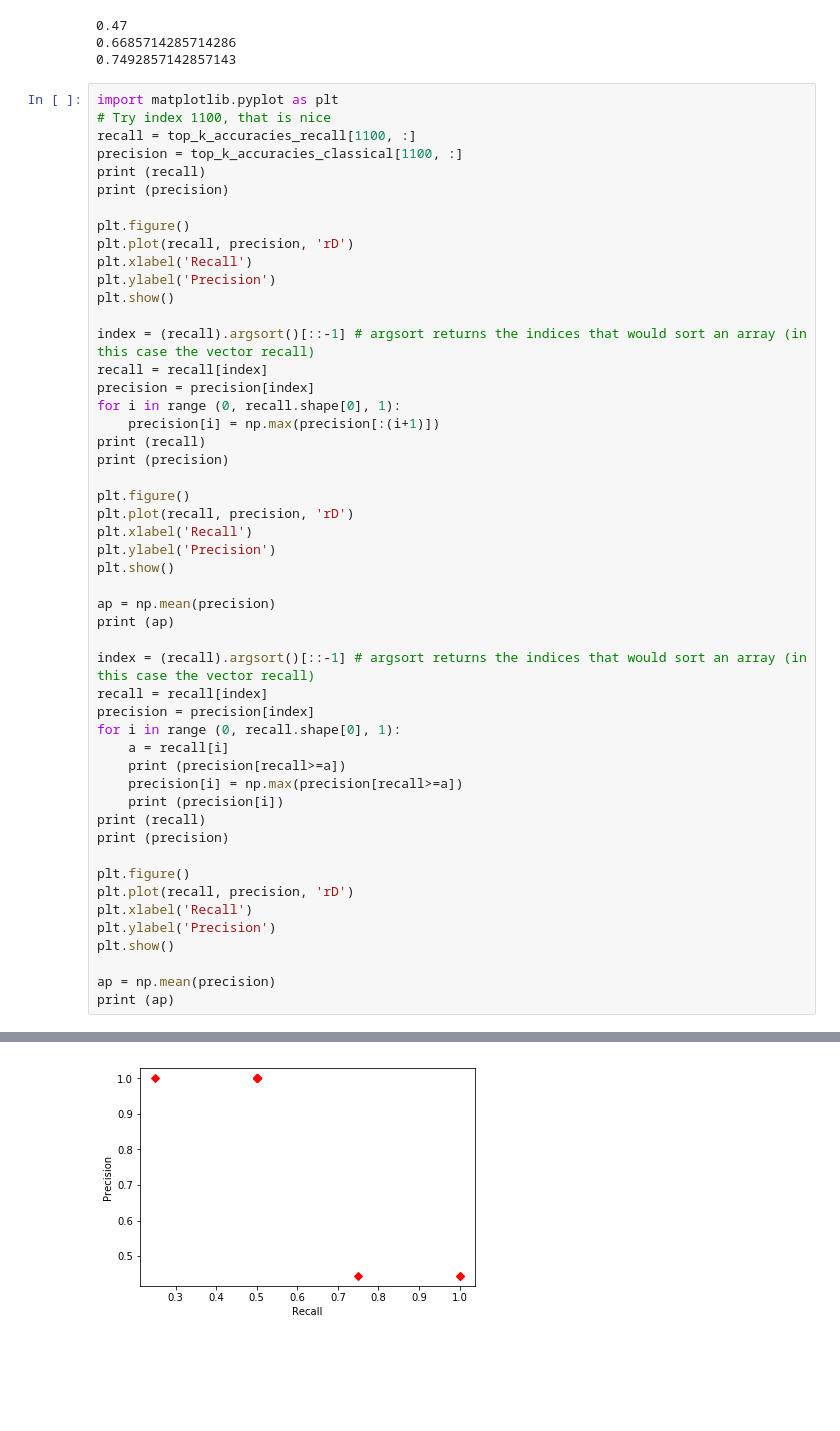
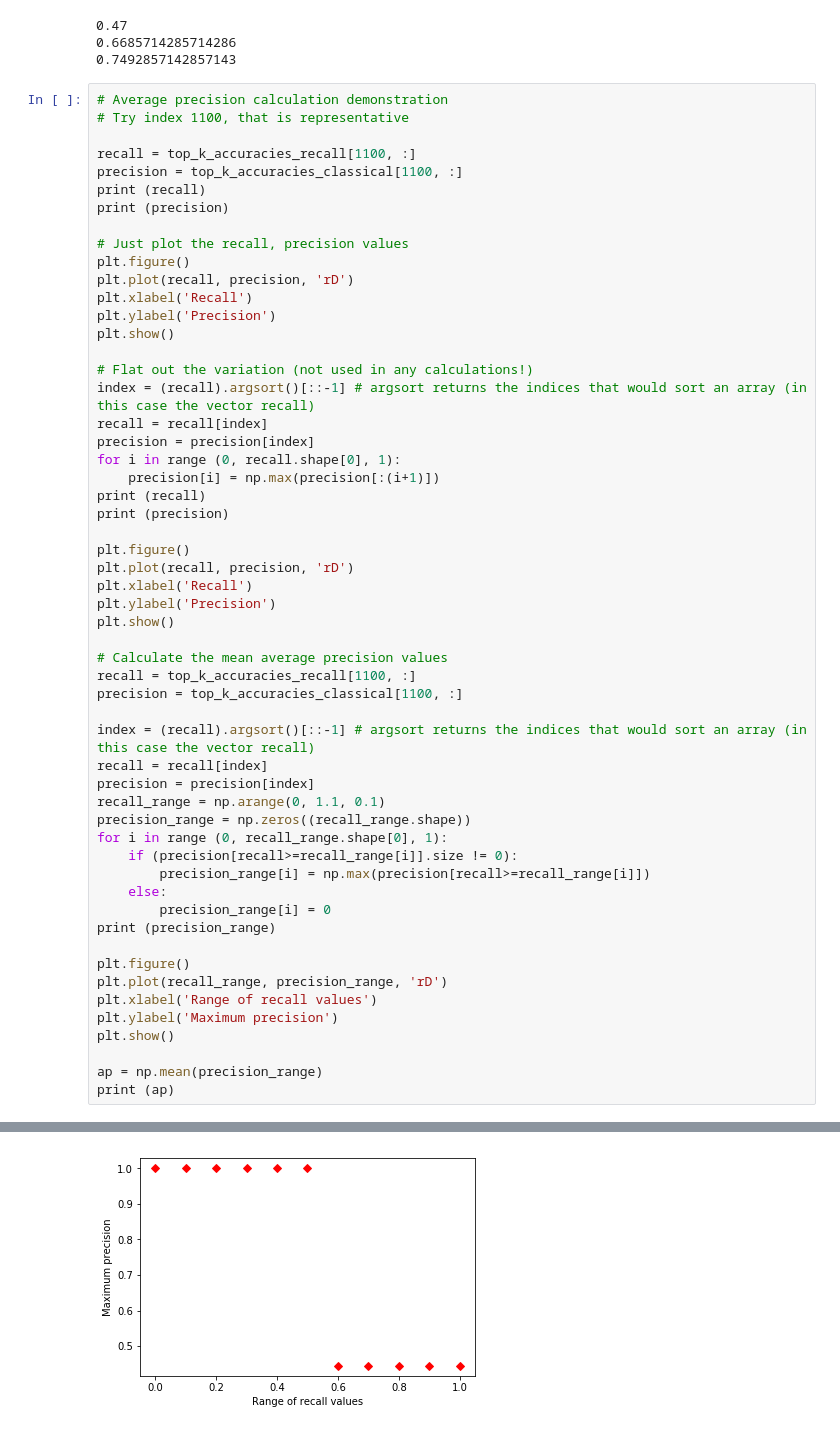
Before and after one commit to Karcsi127/pattrec2, a Jupyter notebook: 1 - Baseline Approach.ipynb, the cells around one changed output, grey strips where cells are left out. Saved outputs shown, nothing was run; the diff lists cells and outputs as text; blank space fills up the shorter version.

```diff
--- a/1 - Baseline Approach.ipynb
+++ b/1 - Baseline Approach.ipynb
@@ -86,19 +87,22 @@ print (top_k_accuracies_rank[:, 9].mean())
 0.6685714285714286
 0.7492857142857143
 # %%
-import matplotlib.pyplot as plt
-# Try index 1100, that is nice
+# Average precision calculation demonstration
+# Try index 1100, that is representative
+
 recall = top_k_accuracies_recall[1100, :]
 precision = top_k_accuracies_classical[1100, :]
 print (recall)
 print (precision)
 
+# Just plot the recall, precision values
 plt.figure()
 plt.plot(recall, precision, 'rD')
 plt.xlabel('Recall')
 plt.ylabel('Precision')
 plt.show()
 
+# Flat out the variation (not used in any calculations!)
 index = (recall).argsort()[::-1] # argsort returns the indices that would sort an array (in this case the vector recall)
 recall = recall[index]
 precision = precision[index]
@@ -113,27 +117,29 @@ plt.xlabel('Recall')
 plt.ylabel('Precision')
 plt.show()
 
-ap = np.mean(precision)
-print (ap)
+# Calculate the mean average precision values
+recall = top_k_accuracies_recall[1100, :]
+precision = top_k_accuracies_classical[1100, :]
 
 index = (recall).argsort()[::-1] # argsort returns the indices that would sort an array (in this case the vector recall)
 recall = recall[index]
 precision = precision[index]
-for i in range (0, recall.shape[0], 1):
-    a = recall[i]
-    print (precision[recall>=a])
-    precision[i] = np.max(precision[recall>=a])
-    print (precision[i])
-print (recall)
-print (precision)
+recall_range = np.arange(0, 1.1, 0.1)
+precision_range = np.zeros((recall_range.shape))
+for i in range (0, recall_range.shape[0], 1):
+    if (precision[recall>=recall_range[i]].size != 0):
+        precision_range[i] = np.max(precision[recall>=recall_range[i]])
+    else:
+        precision_range[i] = 0
+print (precision_range)
 
 plt.figure()
-plt.plot(recall, precision, 'rD')
-plt.xlabel('Recall')
-plt.ylabel('Precision')
+plt.plot(recall_range, precision_range, 'rD')
+plt.xlabel('Range of recall values')
+plt.ylabel('Maximum precision')
 plt.show()
 
-ap = np.mean(precision)
+ap = np.mean(precision_range)
 print (ap)
 # %% [output]
 [0.25 0.5  0.5  0.5  0.5  0.5  0.5  0.75 1.   1.  ]
@@ -164 +155 @@ print (ap)
-[figure, old version]
+[figure, new version]
```
Also changed, not shown: parts of 4 cells of this notebook.
